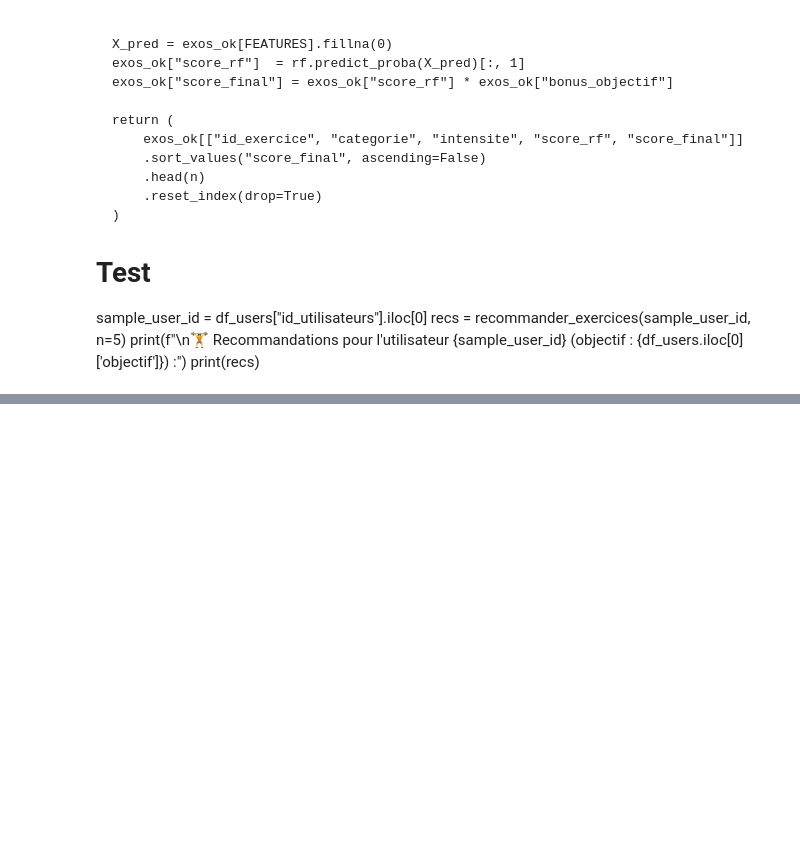
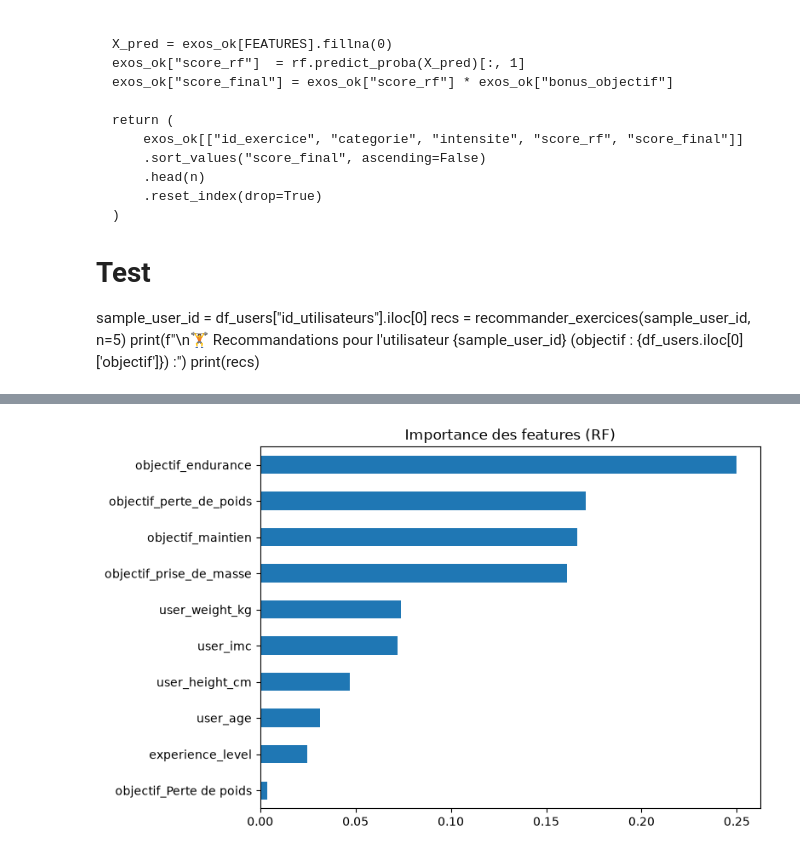
Before and after one commit to LeChatmot/projetMSPR1, a Jupyter notebook: HealthIABack/notebook/recommandationModeleIA.ipynb, the cells around one changed output, grey strips where cells are left out. Drawn from its saved outputs; the diff is of its cells as text; code cells hidden in the pictures; blank space fills up the shorter version.

```diff
--- a/HealthIABack/notebook/recommandationModeleIA.ipynb
+++ b/HealthIABack/notebook/recommandationModeleIA.ipynb
@@ -150,15 +256,26 @@ print(f"\nDataset : {len(df_train)} lignes | Positifs : {df_train['label'].sum()
 # %%
-from sklearn.preprocessing import LabelEncoder
+from sklearn.model_selection import train_test_split, StratifiedKFold
+from sklearn.compose import ColumnTransformer
+from sklearn.preprocessing import OneHotEncoder
 
-le_cat = LabelEncoder()
-le_int = LabelEncoder()
+CATEGORICAL_FEATURES = ["objectif"]
+NUMERIC_FEATURES     = ["user_imc", "user_age", "experience_level", "user_weight_kg", "user_height_cm"]
+FEATURES             = CATEGORICAL_FEATURES + NUMERIC_FEATURES
 
-df_train["categorie_enc"] = le_cat.fit_transform(df_train["categorie"].astype(str))
-df_train["intensite_enc"] = le_int.fit_transform(df_train["intensite"].astype(str))
+X = df_user[FEATURES]
+y_df = pd.DataFrame(y, columns=mlb.classes_)  # pour stratifier si besoin
 
-FEATURES = ["age", "poids", "taille", "imc", "objectif_enc", "categorie_enc", "intensite_enc"]
-TARGET   = "label"
+# Split simple 80/20 — suffisant avec 200 users
+X_train, X_test, y_train, y_test = train_test_split(
+    X, y, test_size=0.2, random_state=42
+)
 
-X = df_train[FEATURES].fillna(0)
-y = df_train[TARGET]
-print(f"Features : {FEATURES}")
+preprocessor = ColumnTransformer(transformers=[
+    ("cat", OneHotEncoder(sparse_output=False, handle_unknown="ignore"), CATEGORICAL_FEATURES),
+    ("num", "passthrough", NUMERIC_FEATURES),
+])
+
+X_train_enc = preprocessor.fit_transform(X_train)
+X_test_enc  = preprocessor.transform(X_test)
+
+print(f"Train : {len(X_train)} | Test : {len(X_test)}")
@@ -269,0 +511,14 @@ print(f"✅ Modèle et encodeurs sauvegardés dans {OUTPUT_DIR.resolve()}")
+# %%
+if best_model is best_rf:
+    rf_step = best_rf.named_steps["onevsrestclassifier"].estimators_[0]
+    feature_names = (
+        list(preprocessor.named_transformers_["cat"]
+             .get_feature_names_out(CATEGORICAL_FEATURES))
+        + NUMERIC_FEATURES
+    )
+    importance = pd.Series(rf_step.feature_importances_, index=feature_names)
+    importance.sort_values(ascending=True).plot(kind="barh", figsize=(8, 5), title="Importance des features (RF)")
+    plt.tight_layout()
+    plt.show()
+# %% [output]
+[figure, added]
```
Also changed, not shown: parts of 15 cells of this notebook, 11 other files.
